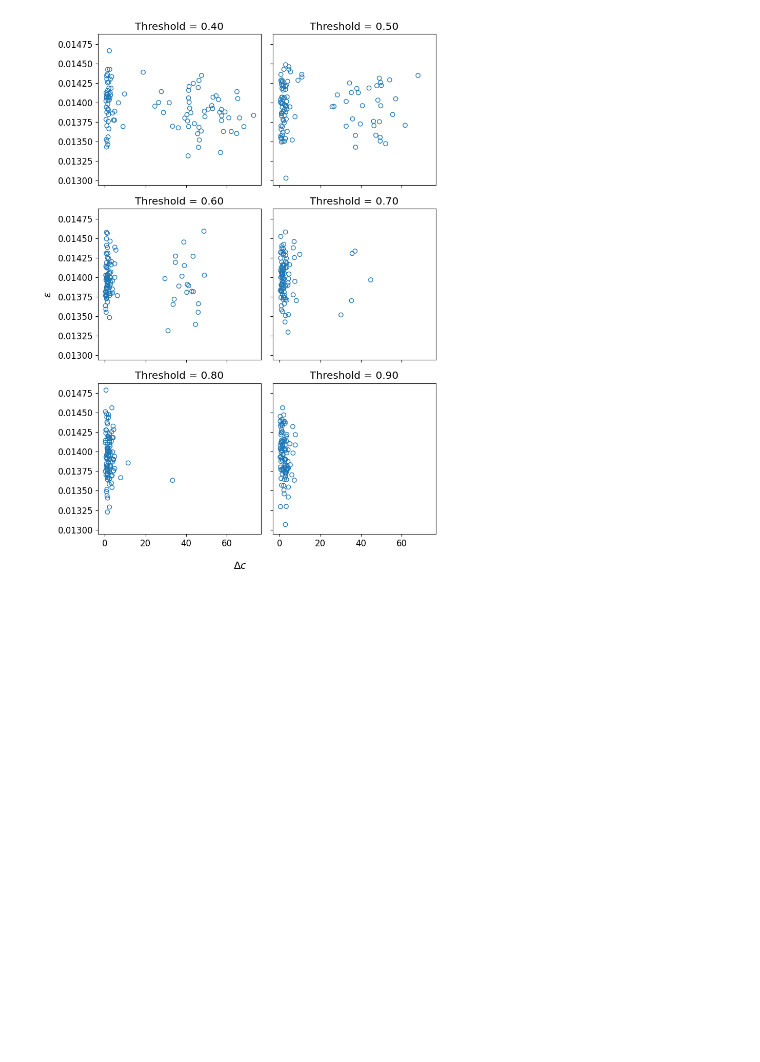
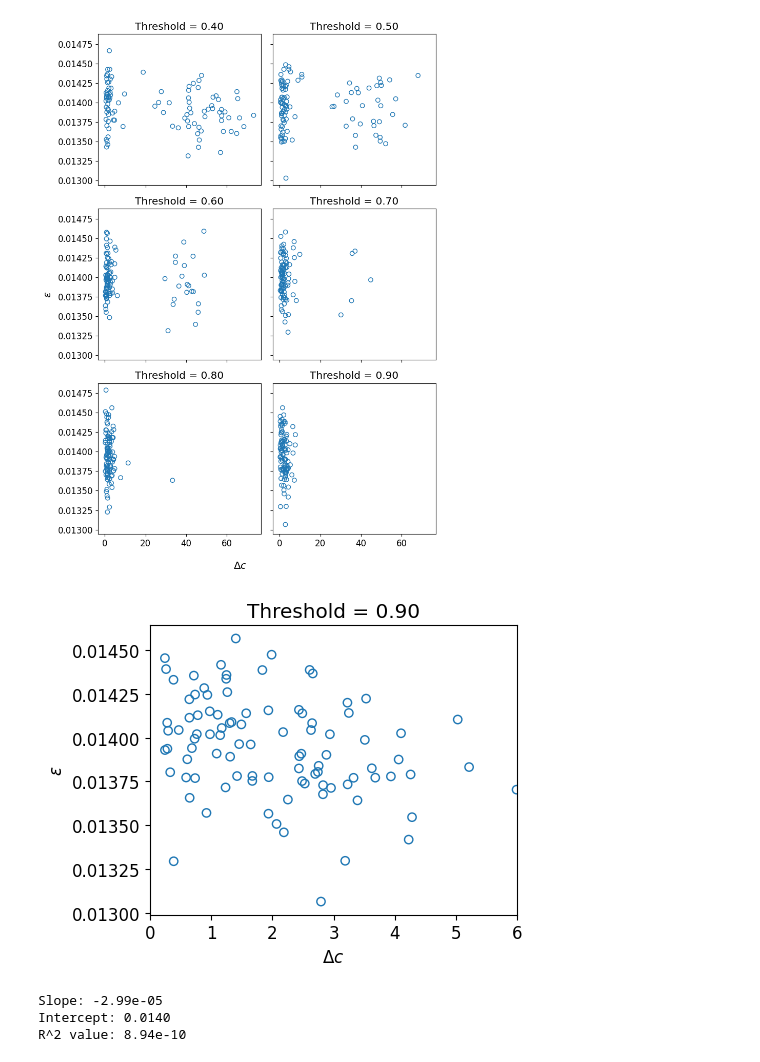
Before and after one commit to zbrookshowe/yukawa-sindy, a Jupyter notebook: paper_results/prediction_vs_coef_deviation.ipynb, the cells around one changed output. Saved outputs shown, nothing was run; the diff lists cells and outputs as text; code cells hidden in the pictures; blank space fills up the shorter version.

```diff
--- a/paper_results/prediction_vs_coef_deviation.ipynb
+++ b/paper_results/prediction_vs_coef_deviation.ipynb
@@ -20,12 +22,14 @@ scatter_kwargs["facecolors"] = 'none'
 scatter_kwargs["edgecolors"] = 'tab:blue'
 # %%
 def generate_threshold_subplots(thresholds: list, max_coef_dev=None):
-    ncols = 2
-    nrows = np.ceil(len(thresholds)/2).astype(int)
-
     # convert thresholds to ndarray
     if not isinstance(thresholds, np.ndarray):
+        print('foo')
         thresholds = np.array(thresholds)
+        print(thresholds.shape)
+
+    ncols = 2
+    nrows = np.ceil(thresholds.shape[0]/2).astype(int)
 
     # pad thresholds if not divisible by ncols, then reshape
     if len(thresholds) != ncols*nrows:
@@ -47,14 +51,8 @@ def generate_threshold_subplots(thresholds: list, max_coef_dev=None):
     fig.tight_layout()
     return fig, axs
 
-def plot_error_vs_dev(threshold: float, max_coef_dev = None, ax: Axes = None):
 
-    if ax is None:
-        _, ax = plt.subplots()
-        # labels
-        ax.set_xlabel("Coef. dev.")
-        ax.set_ylabel("Pred. error")
-
+def load_data(threshold: float):
     # load data
     threshold_str = f'{threshold:.2f}'.replace('.', '_')
     directory_prefix = f'paper_results/prediction_vs_coef_deviation/threshold_'
@@ -64,12 +62,26 @@ def plot_error_vs_dev(threshold: float, max_coef_dev = None, ax: Axes = None):
         'coefficient_devs.pickle',
         'prediction_errors.pickle'
     ]
+
     for file_name in file_names:
         data.append(ys.unpickle_data(directory_name,file_name))
 
     # unpack from list to readable vars
     coef_devs   = data[0]
     pred_errors = data[1]
+
+    return coef_devs, pred_errors
+
+
+def plot_error_vs_dev(threshold: float, max_coef_dev = None, ax: Axes = None):
+
+    if ax is None:
+        _, ax = plt.subplots()
+        # labels
+        ax.set_xlabel("$\Delta c$")
+        ax.set_ylabel("$\epsilon$")
+
+    coef_devs, pred_errors = load_data(threshold)
 
     # plot
     ax.scatter(coef_devs, pred_errors, **scatter_kwargs)
@@ -87,3 +99,27 @@ fig, ax = generate_threshold_subplots(thresholds)
 # ax.set_xlim((0,6))
 # %% [output]
 [figure]
+# %%
+plt.rcParams["figure.figsize"] = (5,4)
+plt.rcParams["font.size"] = 12
+fig, ax = plt.subplots()
+ax = plot_error_vs_dev(
+    threshold = 0.9,
+    ax = ax
+)
+ax.set_xlim((0,6))
+ax.set_xlabel("$\Delta c$")
+ax.set_ylabel("$\epsilon$")
+fig.tight_layout()
+# %% [output]
+[figure, added]
+# %%
+coef_devs, pred_error = load_data(threshold=0.9)
+result = linregress(coef_devs, pred_error)
+print(f"Slope: {result.slope:.2e}")
+print(f"Intercept: {result.intercept:.4f}")
+print(f"R^2 value: {result.slope*result.slope:.2e}")
+# %% [output]
+Slope: -2.99e-05
+Intercept: 0.0140
+R^2 value: 8.94e-10
```
Also changed, not shown: parts of 1 cell of this notebook, 2 other files.
